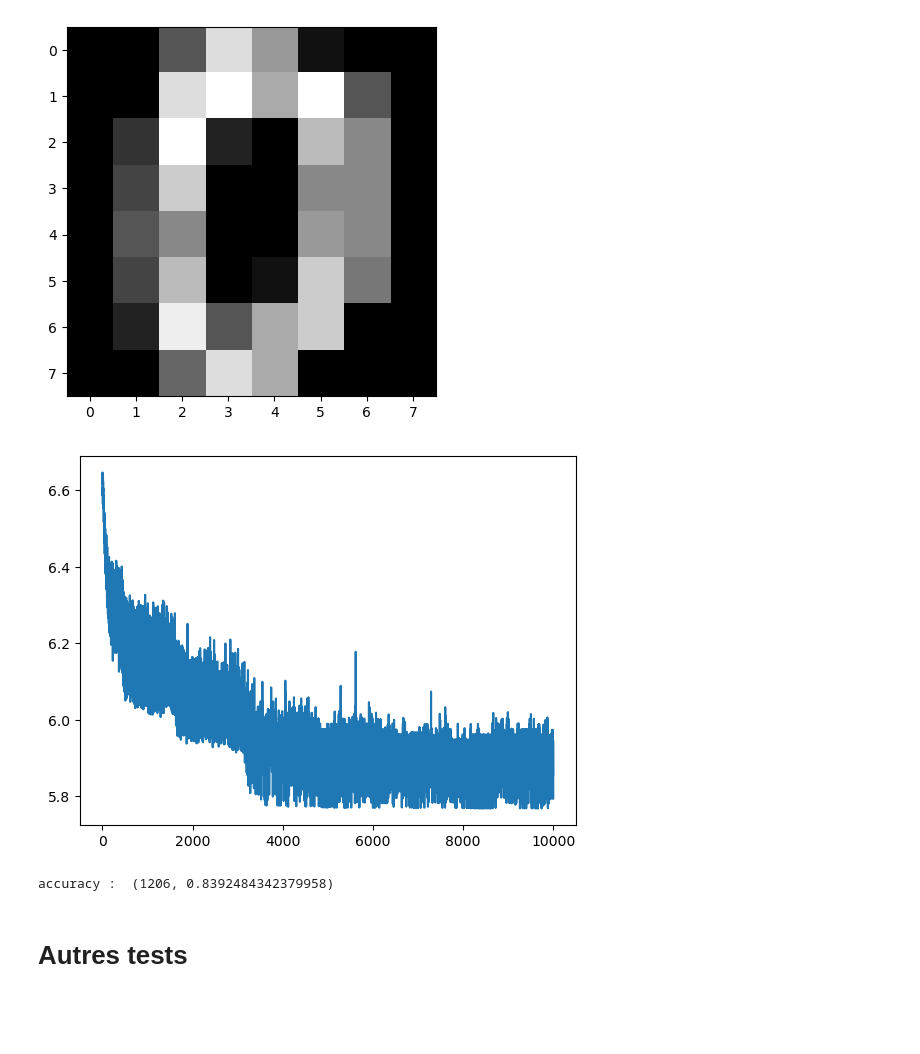
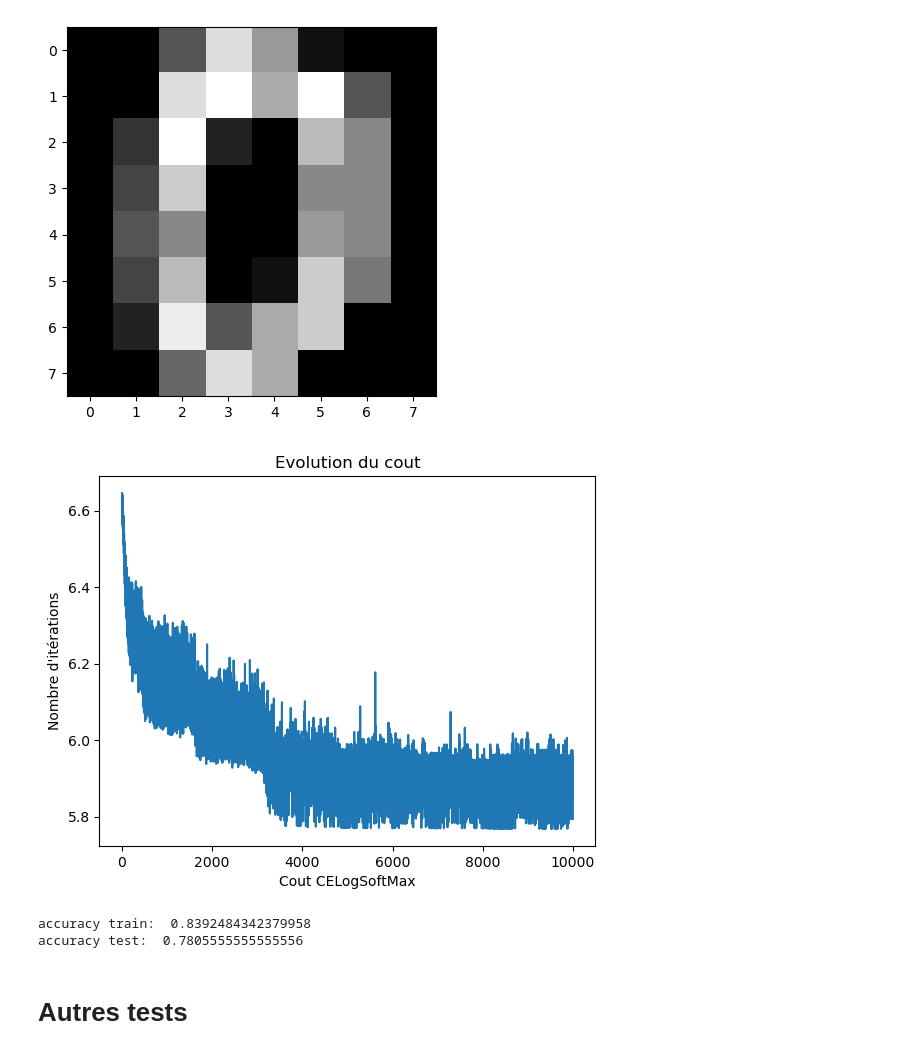
Before and after one commit to MaoucheMounir/Projet-ML-Neural_Network_from_scratch, a Jupyter notebook: tests_4_bceloss.ipynb, the cells around one changed output. Drawn from its saved outputs; the diff is of its cells as text; code cells hidden in the pictures; blank space fills up the shorter version.

```diff
--- a/tests_finis/tests_bceloss backup.ipynb
+++ b/tests_4_bceloss.ipynb
@@ -34,48 +33,19 @@ digits.data.shape=(1797, 64)
 # %%
 lineaire1 = Linear(64, 8, name='lin1')
 tanh = Tanh()
 lineaire2 = Linear(8, 10, name='lin2')
 loss_celogsoftmax = CELogSoftMax()
 softmax = SoftMax()
 
 net = Sequentiel(lineaire1, tanh, lineaire2, softmax)
 
 net, couts, opt = SGD(net, X_train, y_train_one_hot, nb_batch=20, loss=loss_celogsoftmax, nb_epochs=500, eps=1e-2, shuffle=False)
 
-plt.plot(np.arange(len(couts)), couts)
-plt.title("Evolution du cout")
-plt.xlabel("Cout CELogSoftMax")
-plt.ylabel("Nombre d'itérations")
-plt.show()
-
-raw_scores_train = net.forward(X_train)
-raw_scores_test = net.forward(X_test)
-
-print("accuracy train: ", score(y_train, raw_scores_train))
-print("accuracy test: ", score(y_test, raw_scores_train))
+evaluate_bceloss(opt, X_train, X_test, y_train, y_test)
+# %% [output]
+[figure, added]
+accuracy train:  0.8392484342379958
+accuracy test:  0.7805555555555556
-# %%
-lineaire1 = Linear(64, 8, name='lin1')
-tanh = Tanh()
-lineaire2 = Linear(8, 10, name='lin2')
-loss_celogsoftmax = CELogSoftMax()
-softmax = SoftMax()
-
-net = Sequentiel(lineaire1, tanh, lineaire2, softmax)
-
-net, couts, opt = SGD(net, X_train, y_train_one_hot, nb_batch=20, loss=loss_celogsoftmax, nb_epochs=500, eps=1e-2, shuffle=False)
-
-plt.plot(np.arange(len(couts)), couts)
-plt.title("Evolution du cout")
-plt.xlabel("Cout CELogSoftMax")
-plt.ylabel("Nombre d'itérations")
-plt.show()
-
-raw_scores = net.forward(X_train)
-
-print("accuracy : ", score(y_train, raw_scores))
-# %% [output]
-[figure, removed]
-accuracy :  (1206, 0.8392484342379958)
 # %% [markdown]
 # Autres tests
 # %%
```
Also changed, not shown: parts of 18 cells of this notebook, 22 other files.
